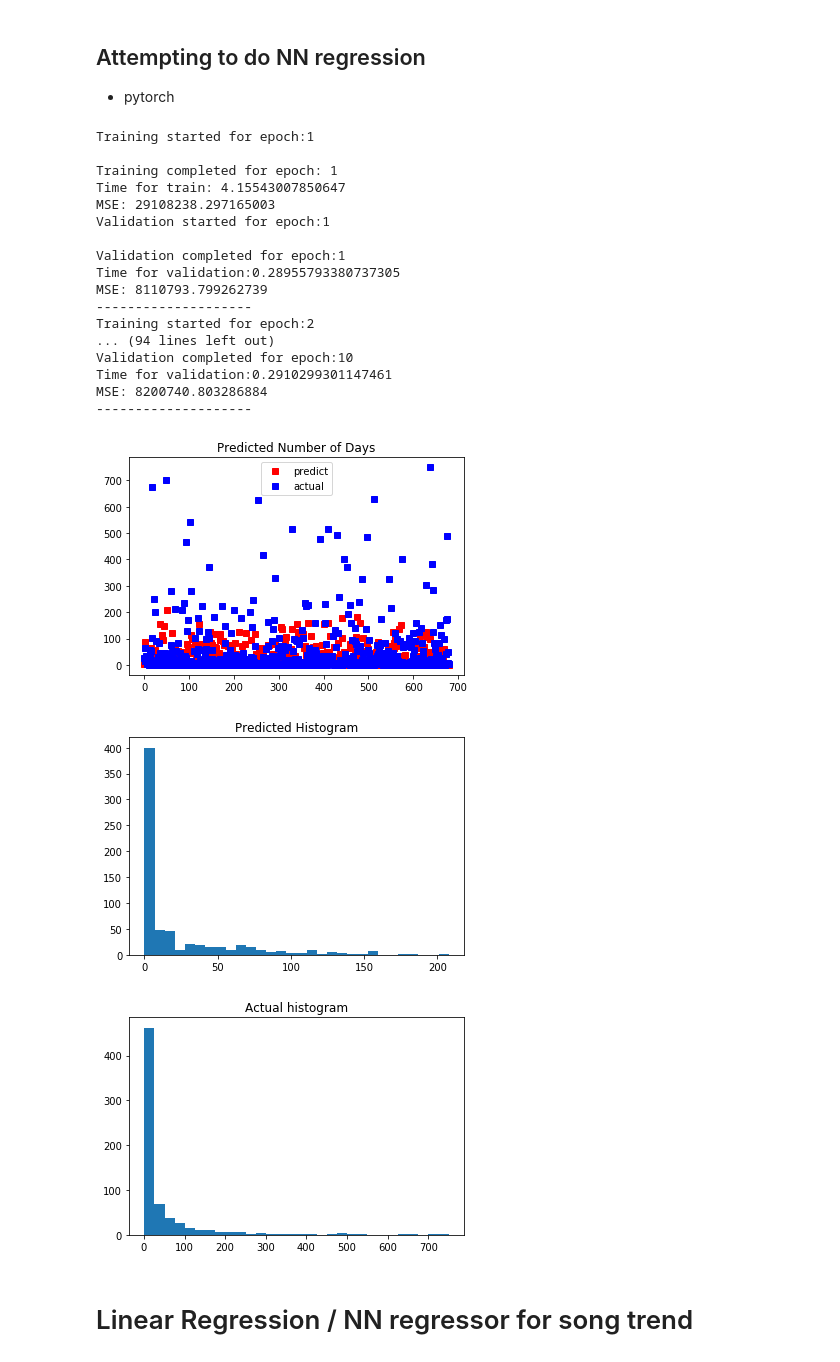
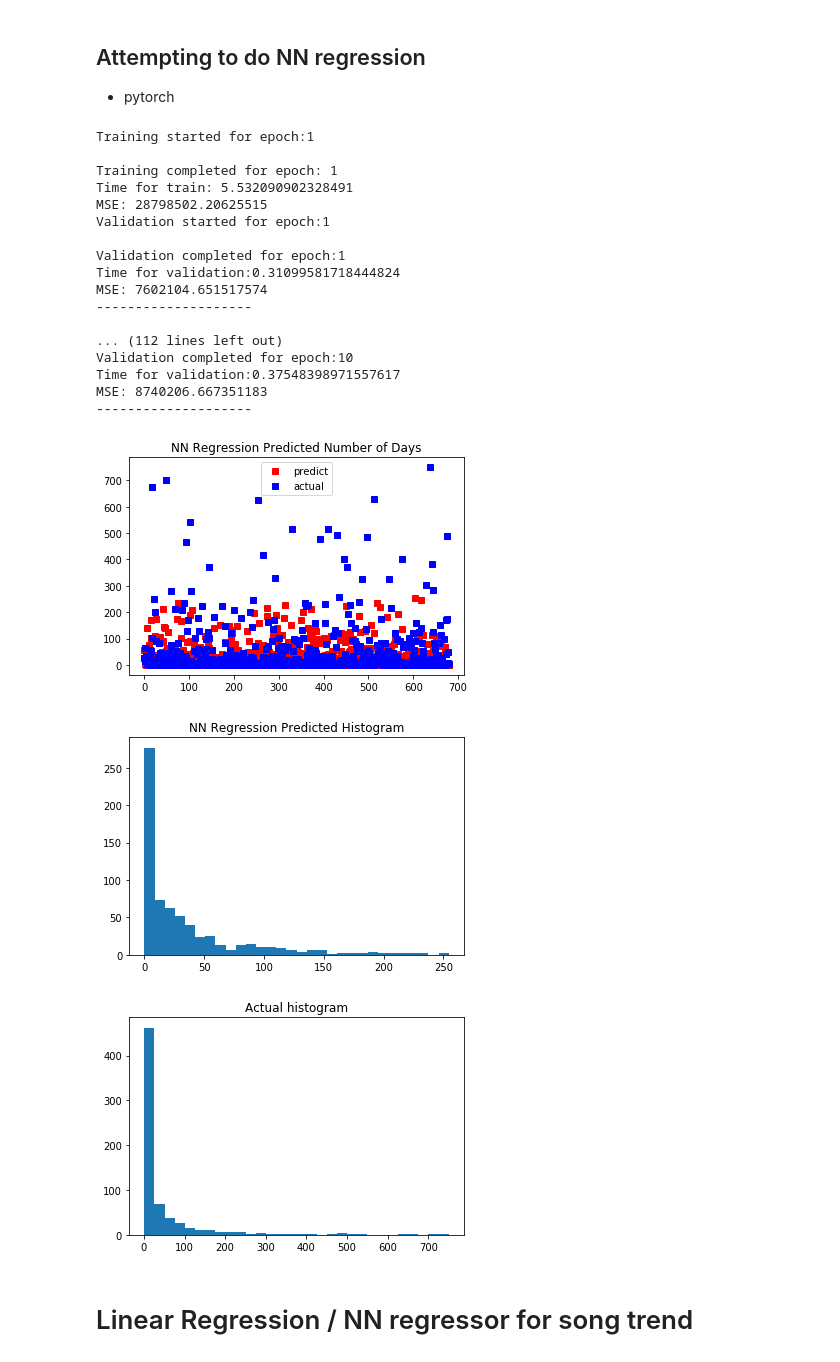
Before and after one commit to suneric98/Crescendo, a Jupyter notebook: data/artist exploration.ipynb, the cells around one changed output. Drawn from its saved outputs; the diff is of its cells as text; code cells hidden in the pictures.

```diff
--- a/data/artist exploration.ipynb
+++ b/data/artist exploration.ipynb
@@ -321,7 +322,7 @@ if normalizeY:
         songs.append(k)
         counts.append(v)
     counts = np.array(counts)
-    counts = scaler.fit_transform(counts.reshape(-1,1)).tolist()
+    counts = standardScaler.fit_transform(counts.reshape(-1,1)).tolist()
     for i in range(len(songs)):
         songDayCount[songs[i]] = counts[i][0]
 
@@ -353,9 +354,16 @@ Time to featurize data: 30.71451210975647
 + Also filtering function to check the count for bins
 # %%
 dayCount = list(songDayCount.values())
-filtered = list(filter(lambda x: x > 365, dayCount))
 print("Total:{}".format(len(dayCount)))
-print(len(filtered))
+weeks = [0, 7, 14, 21, 30, 60, 90, 120, 150, 180, 210, 240, 270, 300, 330, 365]
+for i in range(len(weeks) - 1):
+    lower = weeks[i]
+    upper = weeks[i+1]
+    filtered = list(filter(lambda x: x < upper and x >= lower, dayCount))
+    print("Count between {} and {} days:{}".format(lower, upper, len(filtered)))
+filtered = list(filter(lambda x: x >= weeks[-1], dayCount))
+print("Count greater than {}: {}".format(weeks[-1], len(filtered)))
+
 plt.hist(dayCount, bins=20)
 plt.title("Hist of Day Length")
 plt.show()
@@ -385,37 +408,38 @@ y = np.array(y)
 
 X_train, X_test, y_train, y_test = train_test_split(X, y, test_size=0.2, random_state=0)
 # %%
-def draw_results(y_test, predict):
+def draw_results(y_test, name, predict):
     x_axis = list(range(len(y_test)))
     predictLine, = plt.plot(x_axis,predict,"rs",label="predict")
     actualLine, = plt.plot(x_axis,y_test,"bs",label="actual")
 #     plt.plot(x_axis,predict, "rs", x_axis, y_test, "bs")
-    plt.title("Predicted Number of Days")
+    plt.title(name + " " + "Predicted Number of Days")
     plt.legend(handles=[predictLine, actualLine])
     plt.show()
     plt.hist(predict, bins=30)
-    plt.title("Predicted Histogram")
+    plt.title(name + " " + "Predicted Histogram")
     plt.show()
     plt.hist(y_test, bins=30)
     plt.title("Actual histogram")
     plt.show()
 
-def train_model(model, X_train, y_train, X_test, y_test, printFeats = False):
+def train_model(model, model_name, X_train, y_train, X_test, y_test, printFeats = False):
     model.fit(X_train, y_train)
     predict = model.predict(X_test)
-    MSE = sum(np.square(y_test - predict))
+    MSE = sum(np.square(y_test - predict)) / len(predict)
     if printFeats:
         print(np.sort(model.feature_importances_))
         print(x_feats[np.argsort(model.feature_importances_)])
     print(MSE)
-    draw_results(y_test, predict)
+    draw_results(y_test, model_name, predict)
 
 models = [RandomForestRegressor(n_estimators = 300, random_state=0), LinearRegression()]
+model_names = ["Random Forest", "Linear Regression"]
 for i,model in enumerate(models):
     if i==0:
-        train_model(model, X_train, y_train, X_test, y_test, True)
+        train_model(model, model_names[i], X_train, y_train, X_test, y_test, True)
     else:
-        train_model(model, X_train, y_train, X_test, y_test)
+        train_model(model, model_names[i], X_train, y_train, X_test, y_test)
 # %% [output]
 [0.03493989 0.04883998 0.05927005 0.06091112 0.06504044 0.07022428
  0.07904082 0.1189148  0.15899267 0.30382594]
@@ -451,7 +475,7 @@ class FFRegression(nn.Module):
     def __init__(self, input_size, output_size, hidden, hidden2, hidden3):
         super(FFRegression, self).__init__()
         self.linear1 = nn.Linear(input_size, hidden)
-        self.activation = nn.LeakyReLU()
+        self.activation = nn.ReLU()
         self.loss = nn.MSELoss()
         self.linear2 = nn.Linear(hidden, hidden2)
         self.linear3 = nn.Linear(hidden2, hidden3)
@@ -479,6 +503,7 @@ for epoch in range(EPOCH):
     optimizer.zero_grad()
     print("Training started for epoch:{}".format(epoch + 1))
     random.shuffle(train_feats)
+    random.shuffle(test_feats)
     start_time = time.time()
     N = len(X_train)
     predictions = [0] * len(y_train)
@@ -489,7 +514,6 @@ for epoch in range(EPOCH):
             x_input, y_input = train_feats[minibatch_idx * minibatch_size + idx]
             prediction = model(torch.tensor(x_input,dtype=torch.float))
             predictions[minibatch_idx * minibatch_size + idx] = prediction.detach().numpy()[0]
-#             print(x_input, prediction, y_input)
 #             loss = model.compute_loss(prediction,torch.tensor(y_input))
 #             loss.backward()
 #             optimizer.step()
@@ -505,46 +529,45 @@ for epoch in range(EPOCH):
     print("MSE: {}".format(MSE))
 
     #validation
     model.eval()
     optimizer.zero_grad()
     print("Validation started for epoch:{}".format(epoch + 1))
-    random.shuffle(test_feats)
     start_time = time.time()
     N = len(X_test)
     predictions = [0] * len(y_test)
     for minibatch_idx in tqdm(range(N // minibatch_size)):
         optimizer.zero_grad()
         for idx in range(minibatch_size):
             x_input, y_input = train_feats[minibatch_idx * minibatch_size + idx]
             prediction = model(torch.tensor(x_input,dtype=torch.float))
             predictions[minibatch_idx * minibatch_size + idx] = prediction.detach().numpy()[0]
     diff = np.array(y_test - predictions)
-    MSE = sum(np.square(diff))
+    MSE = sum(np.square(diff)) / len(predictions)
     print("Validation completed for epoch:{}".format(epoch + 1))
     print("Time for validation:{}".format(time.time() - start_time))
     print("MSE: {}".format(MSE))
     print("--------------------\n\n")
-draw_results(y_test, predictions)
+draw_results(y_test, "NN Regression", predictions)
 # %% [output]
 Training started for epoch:1
 
 Training completed for epoch: 1
-Time for train: 4.15543007850647
-MSE: 29108238.297165003
+Time for train: 5.532090902328491
+MSE: 28798502.20625515
 Validation started for epoch:1
 
 Validation completed for epoch:1
-Time for validation:0.28955793380737305
-MSE: 8110793.799262739
+Time for validation:0.31099581718444824
+MSE: 7602104.651517574
 --------------------
-Training started for epoch:2
-... (94 lines left out)
+
+... (112 lines left out)
 Validation completed for epoch:10
-Time for validation:0.2910299301147461
-MSE: 8200740.803286884
+Time for validation:0.37548398971557617
+MSE: 8740206.667351183
 --------------------
-[figure, old version]
+[figure, new version]
-[figure, old version]
+[figure, new version]
 [figure]
 # %% [markdown]
 # Linear Regression / NN regressor for song trend
```
Also changed, not shown: parts of 4 cells of this notebook, 2 other files.
